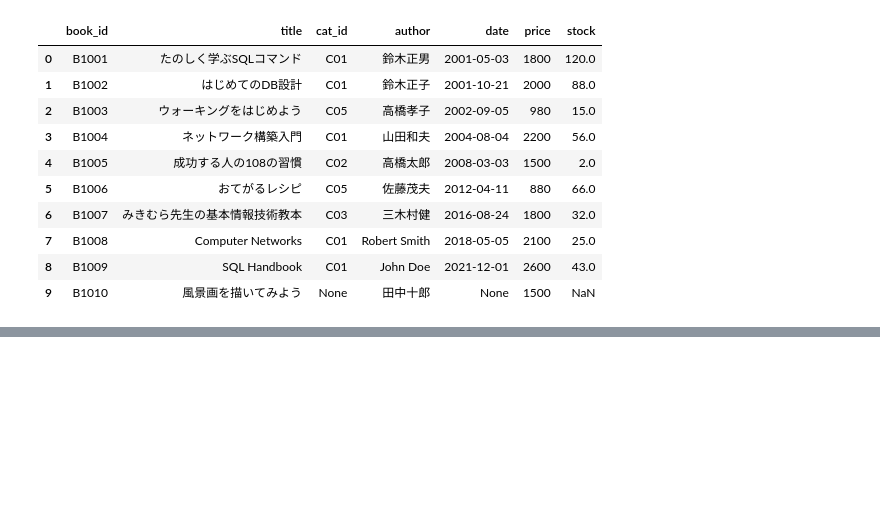
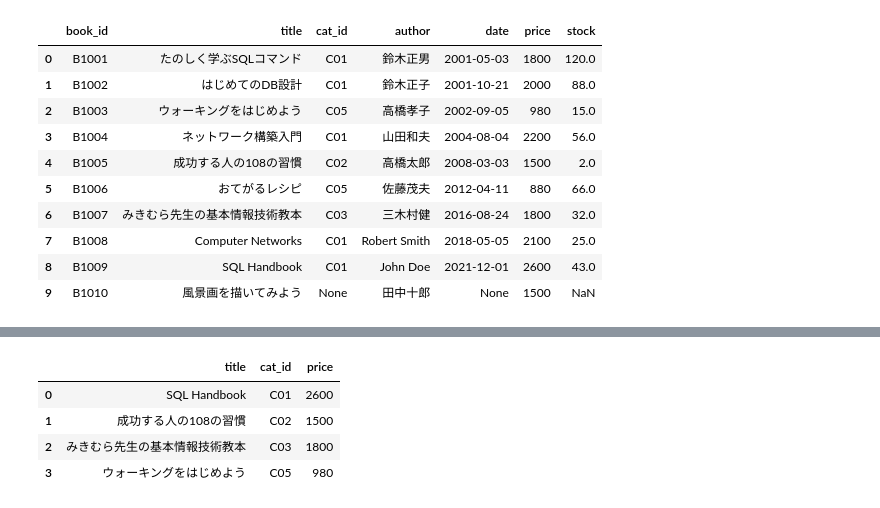
Before and after one commit to phonon-py/DatabaseSpecialistStudy, a Jupyter notebook: lesson_mysql.ipynb, the cells around one changed output, grey strips where cells are left out. Saved outputs shown, nothing was run; the diff lists cells and outputs as text; code cells hidden in the pictures; blank space fills up the shorter version.

```diff
--- a/lesson_mysql.ipynb
+++ b/lesson_mysql.ipynb
@@ -1846,0 +1897,20 @@ df
+# %%
+# タイトルも知りたい場合
+q = '''
+SELECT b.title, b.cat_id, b.price
+FROM books b
+INNER JOIN (
+    SELECT cat_id, MAX(price) as max_price
+    FROM books
+    GROUP BY cat_id
+) m ON b.cat_id = m.cat_id AND b.price = m.max_price
+WHERE b.cat_id IS NOT NULL
+ORDER BY b.cat_id;
+'''
+execute_query_to_dataframe(q, engine)
+# %% [output]
+|  | title | cat_id | price |
+| 0 | SQL Handbook | C01 | 2600 |
+| 1 | 成功する人の108の習慣 | C02 | 1500 |
+| 2 | みきむら先生の基本情報技術教本 | C03 | 1800 |
+| 3 | ウォーキングをはじめよう | C05 | 980 |
```
Also changed, not shown: parts of 9 cells of this notebook.
